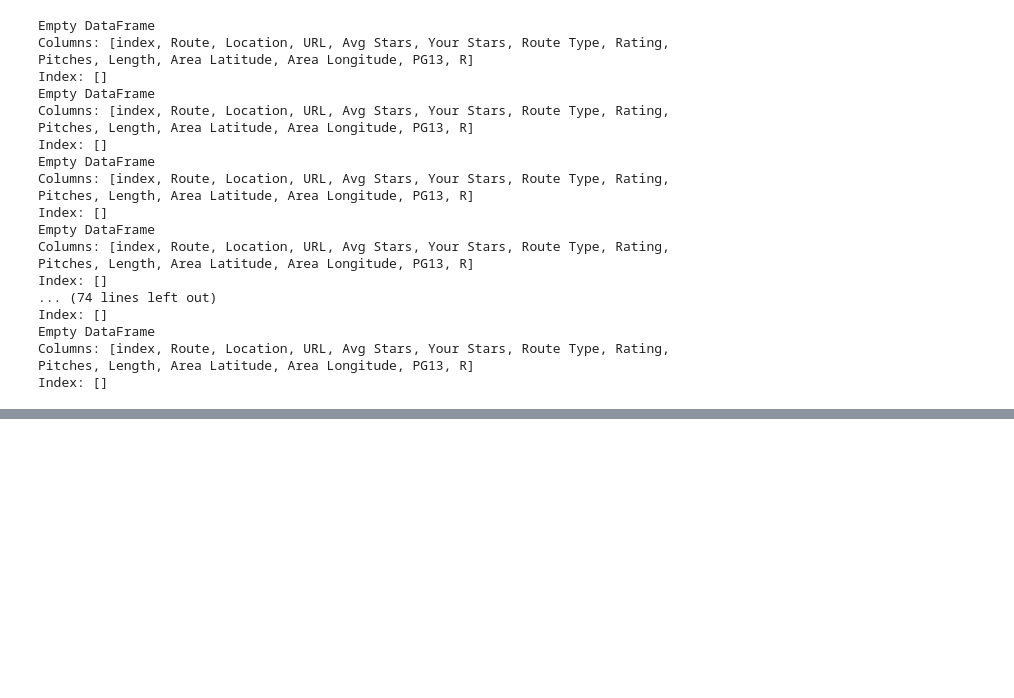
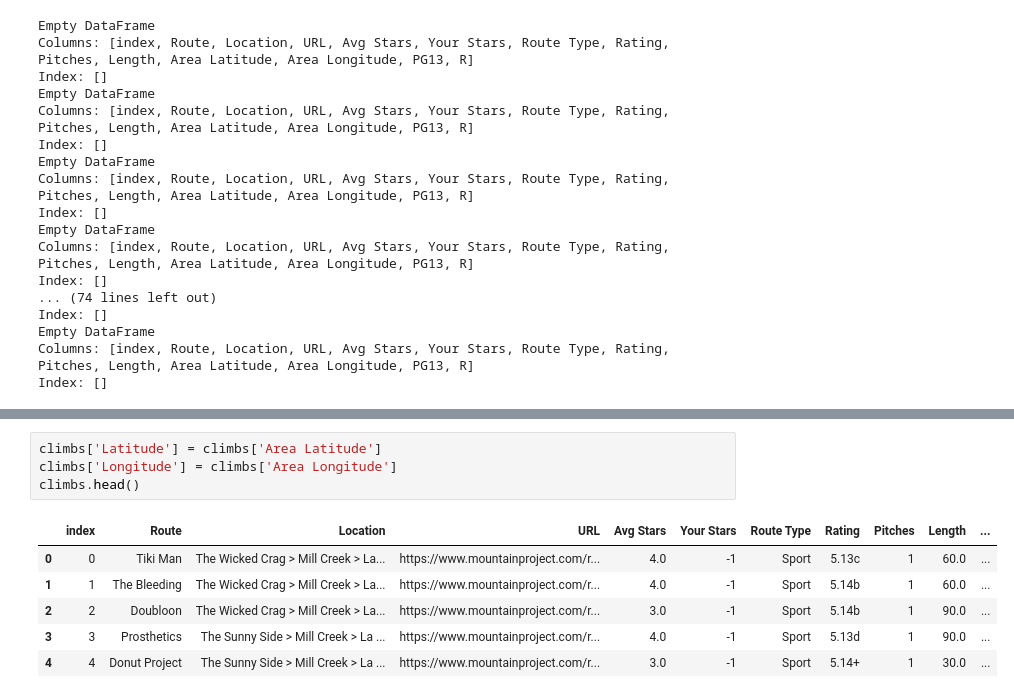
Before and after one commit to quintbro/Climbing_and_Climate, a Jupyter notebook: Climbing.ipynb, the cells around one changed output, grey strips where cells are left out. Saved outputs shown, nothing was run; the diff lists cells and outputs as text; blank space fills up the shorter version.

```diff
--- a/Climbing.ipynb
+++ b/Climbing.ipynb
@@ -158,0 +169,11 @@ Index: []
+# %%
+climbs['Latitude'] = climbs['Area Latitude']
+climbs['Longitude'] = climbs['Area Longitude']
+climbs.head()
+# %% [output]
+|  | index | Route | Location | URL | Avg Stars | Your Stars | Route Type | Rating | Pitches | Length | ... |
+| 0 | 0 | Tiki Man | The Wicked Crag > Mill Creek > La... | https://www.mountainproject.com/r... | 4.0 | -1 | Sport | 5.13c | 1 | 60.0 | ... |
+| 1 | 1 | The Bleeding | The Wicked Crag > Mill Creek > La... | https://www.mountainproject.com/r... | 4.0 | -1 | Sport | 5.14b | 1 | 60.0 | ... |
+| 2 | 2 | Doubloon | The Wicked Crag > Mill Creek > La... | https://www.mountainproject.com/r... | 3.0 | -1 | Sport | 5.14b | 1 | 90.0 | ... |
+| 3 | 3 | Prosthetics | The Sunny Side > Mill Creek > La ... | https://www.mountainproject.com/r... | 4.0 | -1 | Sport | 5.13d | 1 | 90.0 | ... |
+| 4 | 4 | Donut Project | The Sunny Side > Mill Creek > La ... | https://www.mountainproject.com/r... | 3.0 | -1 | Sport | 5.14+ | 1 | 30.0 | ... |
```
Also changed, not shown: parts of 2 cells of this notebook.
